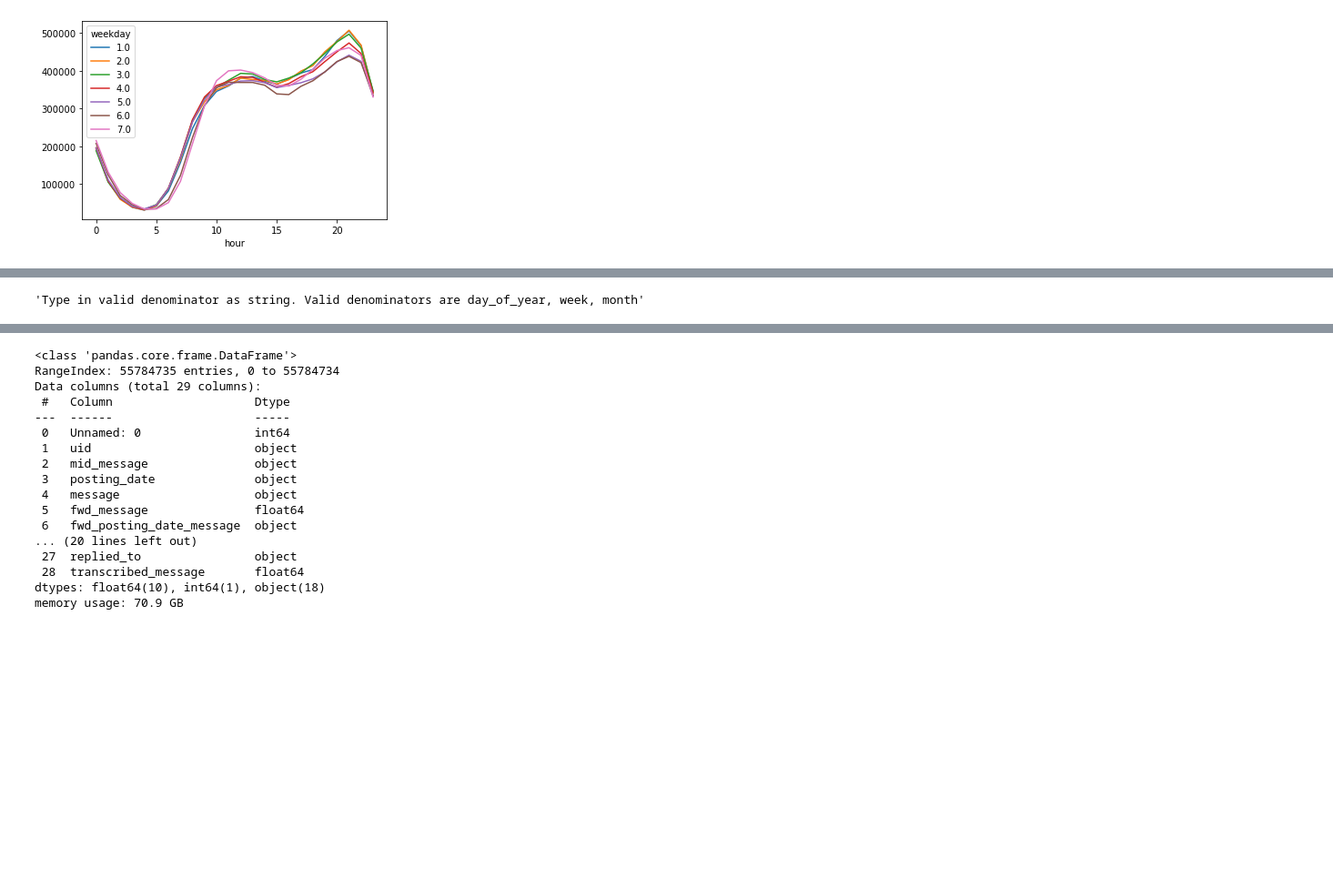
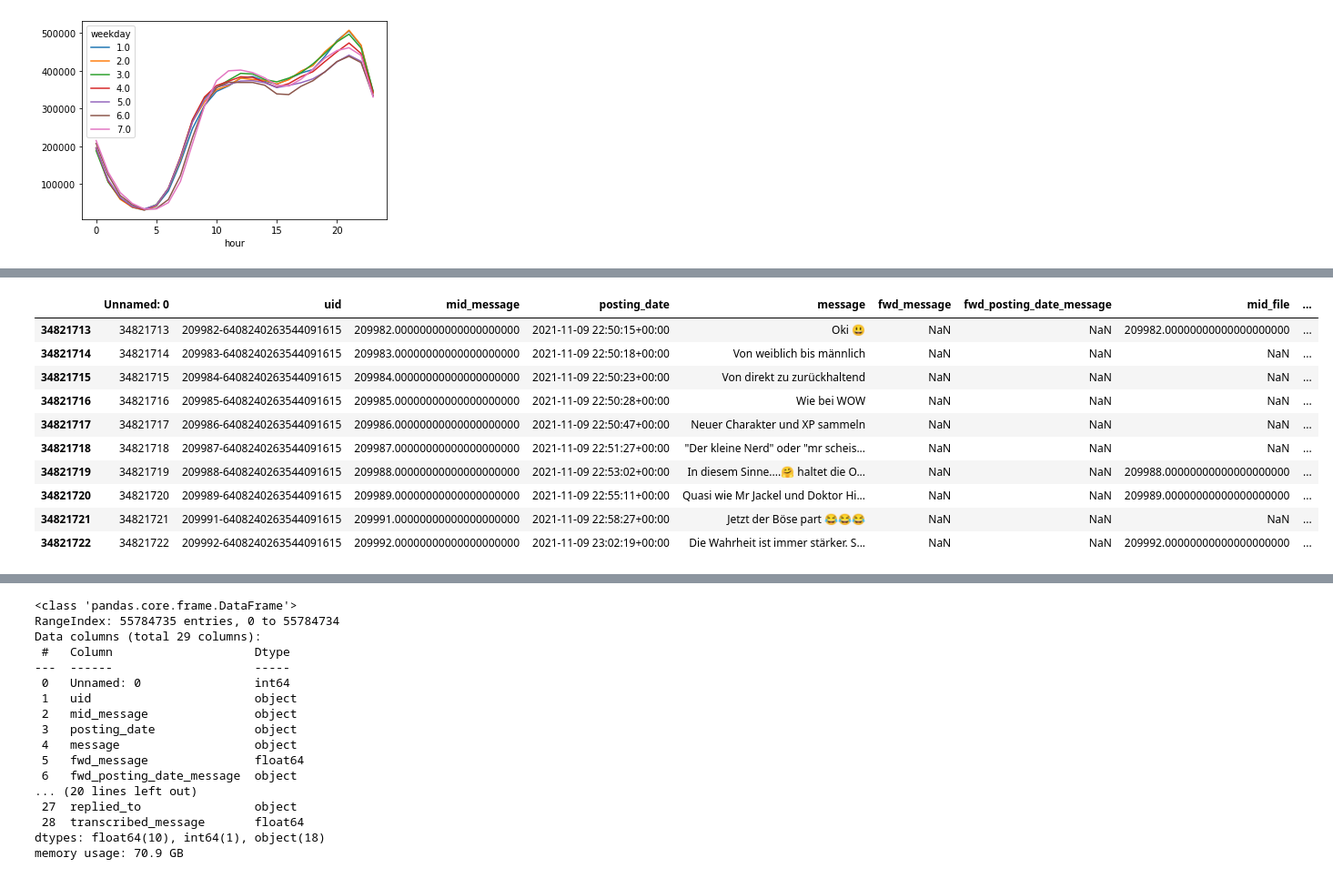
Before and after one commit to matrasmus/master_thesis_css, a Jupyter notebook: working_test.ipynb, the cells around one changed output, grey strips where cells are left out. Shown: that part at 91% size. Cells and saved outputs as stored; diff of their text form; code cells hidden in the pictures; blank space fills up the shorter version.

```diff
--- a/working_test.ipynb
+++ b/working_test.ipynb
@@ -603,0 +885,2 @@ RUS = test[test['group_name'] == 'Der Russen Treff']
+# %%
+REICH_groups = pd.concat([test[test['group_name'] == i] for i in ['FRIEDENSVERTRAG für DEUTSCHLAND - KAISERTREU', 'Deutschlandtreff 🇩🇪 Referendum für unsere Freiheit', 'Bismarcks Erben', 'Du bist Reichsbürger! - Das weiß auch der Bundestag im Reichstag!']])
@@ -603,0 +895,2 @@ RUS = test[test['group_name'] == 'Der Russen Treff']
+# %%
+PIZZA_groups = pd.concat([test[test['group_name'] == i] for i in ['Adrenocrime Chat', 'Conspiracy facts and talk - Pizzagate']])
@@ -613,0 +911,2 @@ RUS = test[test['group_name'] == 'Der Russen Treff']
+# %%
+CHEM_groups = pd.concat([test[test['group_name'] == i] for i in ['📌German Chemtrail Watchers Chat', 'Chemtrails & HAARP - ThemaCHAT - Geoengineering, Wettermanipulation', 'Chemtrailfreier Himmel - Holen wir uns den sauberen Himmel zurück!', '5G - ein Verbrechen?! Gibt es chemtrails??']])
@@ -614,2 +917,2 @@ RUS = test[test['group_name'] == 'Der Russen Treff']
 # %%
-REIT.sort_values('posting_date', ascending = False)[150:200]
+topic_groups = pd.concat([Q_groups, MIX_groups, REICH_groups, PIZZA_groups, CHEM_groups])
@@ -711,2 +1431,14 @@ group_names = group_names[:10]
 # %%
-individual_dates = individual_dates[30:100]
+topic_groups.head(10)
+# %% [output]
+|  | Unnamed: 0 | uid | mid_message | posting_date | message | fwd_message | fwd_posting_date_message | mid_file | ... |
+| 34821713 | 34821713 | 209982-6408240263544091615 | 209982.00000000000000000000 | 2021-11-09 22:50:15+00:00 | Oki 😃 | NaN | NaN | 209982.00000000000000000000 | ... |
+| 34821714 | 34821714 | 209983-6408240263544091615 | 209983.00000000000000000000 | 2021-11-09 22:50:18+00:00 | Von weiblich bis männlich | NaN | NaN | NaN | ... |
+| 34821715 | 34821715 | 209984-6408240263544091615 | 209984.00000000000000000000 | 2021-11-09 22:50:23+00:00 | Von direkt zu zurückhaltend | NaN | NaN | NaN | ... |
+| 34821716 | 34821716 | 209985-6408240263544091615 | 209985.00000000000000000000 | 2021-11-09 22:50:28+00:00 | Wie bei WOW | NaN | NaN | NaN | ... |
+| 34821717 | 34821717 | 209986-6408240263544091615 | 209986.00000000000000000000 | 2021-11-09 22:50:47+00:00 | Neuer Charakter und XP sammeln | NaN | NaN | NaN | ... |
+| 34821718 | 34821718 | 209987-6408240263544091615 | 209987.00000000000000000000 | 2021-11-09 22:51:27+00:00 | "Der kleine Nerd" oder "mr scheis... | NaN | NaN | NaN | ... |
+| 34821719 | 34821719 | 209988-6408240263544091615 | 209988.00000000000000000000 | 2021-11-09 22:53:02+00:00 | In diesem Sinne....🤗 haltet die O... | NaN | NaN | 209988.00000000000000000000 | ... |
+| 34821720 | 34821720 | 209989-6408240263544091615 | 209989.00000000000000000000 | 2021-11-09 22:55:11+00:00 | Quasi wie Mr Jackel und Doktor Hi... | NaN | NaN | 209989.00000000000000000000 | ... |
+| 34821721 | 34821721 | 209991-6408240263544091615 | 209991.00000000000000000000 | 2021-11-09 22:58:27+00:00 | Jetzt der Böse part 😂😂😂 | NaN | NaN | NaN | ... |
+| 34821722 | 34821722 | 209992-6408240263544091615 | 209992.00000000000000000000 | 2021-11-09 23:02:19+00:00 | Die Wahrheit ist immer stärker. S... | NaN | NaN | 209992.00000000000000000000 | ... |
@@ -745,4 +1444,0 @@ def create_text_df(denominator, df):
-# %%
-create_text_df('tara', test)
-# %% [output]
-'Type in valid denominator as string. Valid denominators are day_of_year, week, month'
```
Also changed, not shown: parts of 175 cells of this notebook, 7 other files.
